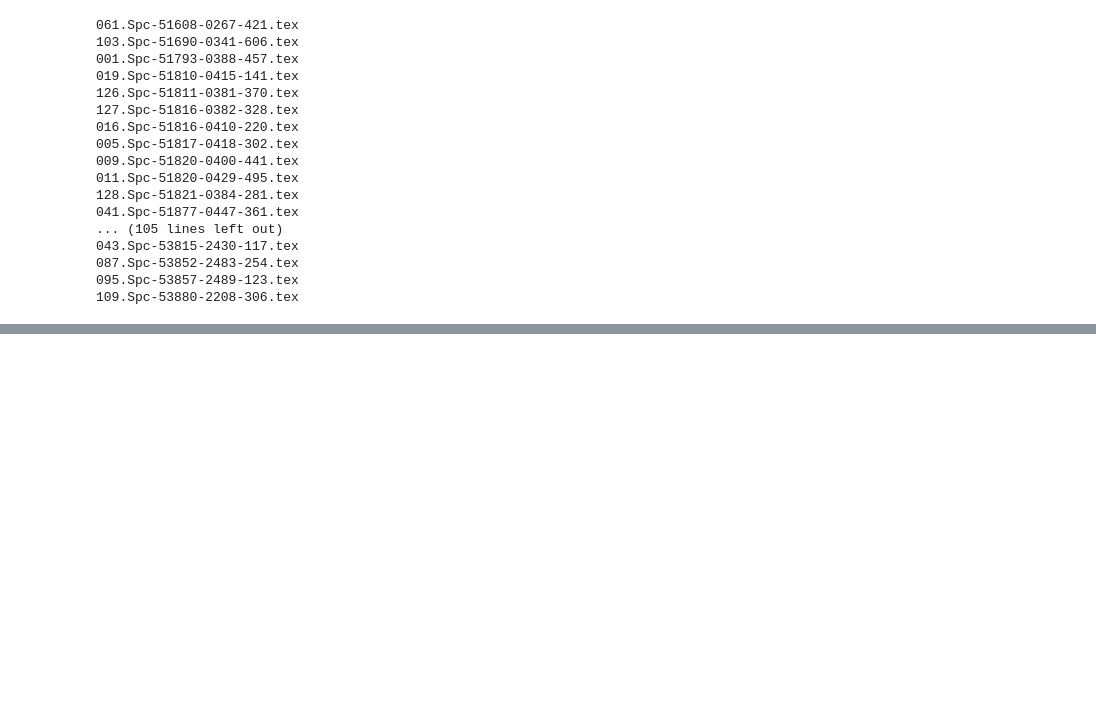
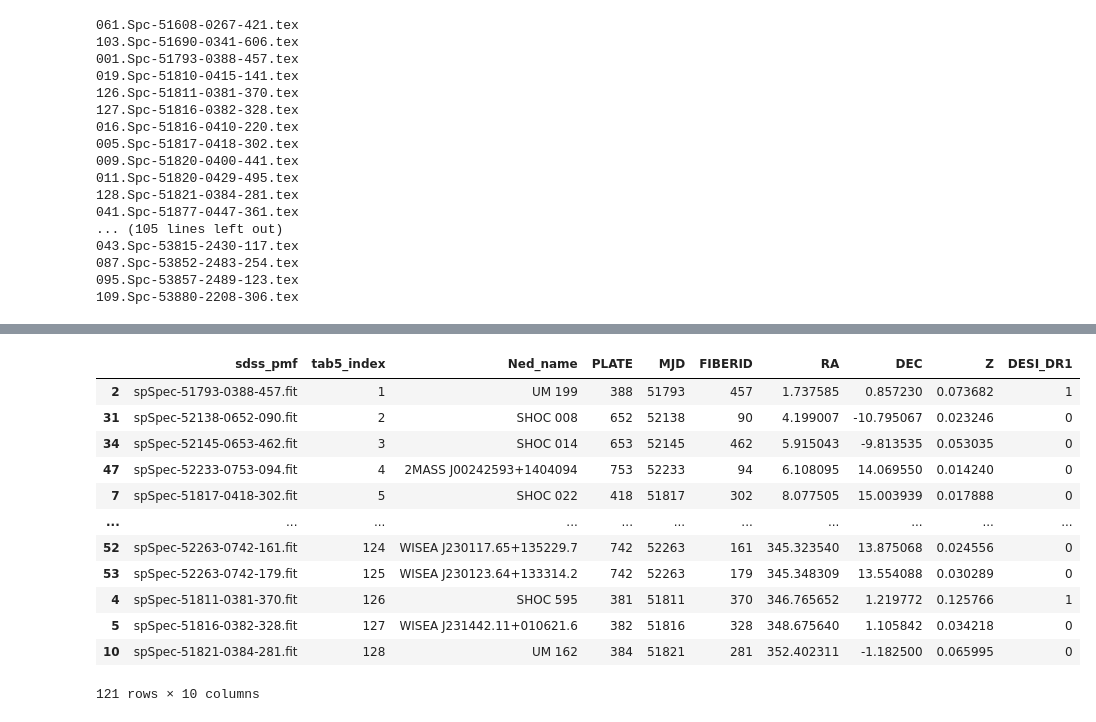
Before and after one commit to hol1m4n/HIIGalaxies, a Jupyter notebook: Spectral_synthesis/Data_finders/Object_indetificationFromArticle.ipynb, the cells around one changed output, grey strips where cells are left out. Saved outputs shown, nothing was run; the diff lists cells and outputs as text; code cells hidden in the pictures; blank space fills up the shorter version.

```diff
--- a/Spectral_synthesis/Data_finders/Object_indetificationFromArticle.ipynb
+++ b/Spectral_synthesis/Data_finders/Object_indetificationFromArticle.ipynb
@@ -295,3 +296,6 @@ for u in range(len(spec_list)):
 087.Spc-53852-2483-254.tex
 095.Spc-53857-2489-123.tex
 109.Spc-53880-2208-306.tex
+# %%
+lista_previato_merge = pd.read_csv(storage_dir + '/Final_speclist.csv')
+lista_previato_merge
@@ -297,0 +345,39 @@ for u in range(len(spec_list)):
+# %%
+for i in range(len(final_sample_tab)):
+
+    plate,mjd,fiber = int(final_sample_tab['sdss_pmf'].iloc[i][13:17]),int(final_sample_tab['sdss_pmf'].iloc[i][7:12]),int(final_sample_tab['sdss_pmf'].iloc[i][18:21])
+
+
+
+    #plate,mjd,fiber = lista_previato_merge['PLATE'].iloc[i],lista_previato_merge['MJD'].iloc[i],lista_previato_merge['FIBERID'].iloc[i]
+    result = SDSS.query_specobj(plate=plate,mjd=mjd,fiberID=fiber)
+    status = str(type(result))
+    if (status != "<class 'NoneType'>"):
+        ra = result['ra'][0]
+        dec = result['dec'][0]
+        z = result['z'][0]
+    else:
+        ra = np.array(reduced_cat[(reduced_cat['PLATEID']==int(plate)) & (reduced_cat['FIBERID']==int(fiber)) & (reduced_cat['MJD']==int(mjd))]['RA'])[0]
+        dec = np.array(reduced_cat[(reduced_cat['PLATEID']==int(plate)) & (reduced_cat['FIBERID']==int(fiber)) & (reduced_cat['MJD']==int(mjd))]['DEC'])[0]
+        z = np.array(reduced_cat[(reduced_cat['PLATEID']==int(plate)) & (reduced_cat['FIBERID']==int(fiber)) & (reduced_cat['MJD']==int(mjd))]['Z'])[0]
+
+    slc = lista_previato_merge[(lista_previato_merge['PLATE']==plate) & (lista_previato_merge['FIBERID']==fiber) & (lista_previato_merge['MJD']==mjd)]
+
+    if len(slc) == 1:
+        status = "Datos agregados de la tabla anterior y el query"
+
+        final_sample_tab.loc[i,"Ned_name"] = slc['Name'].iloc[0]
+        final_sample_tab.loc[i,"PLATE"] = slc['PLATE'].iloc[0]
+        final_sample_tab.loc[i,"MJD"] = slc['MJD'].iloc[0]
+        final_sample_tab.loc[i,"FIBERID"] = slc['FIBERID'].iloc[0]
+        final_sample_tab.loc[i,"RA"] = ra
+        final_sample_tab.loc[i,"DEC"] = dec
+        final_sample_tab.loc[i,"Z"] = z
+        final_sample_tab.loc[i,"DESI_DR1"] = slc['DESI_DR1'].iloc[0]
+    else:
+        status = 'NOOOOOOOOOOOOOOOO'
+
+
+
+    print(plate,mjd,fiber,ra,dec,z,status)
+    print(final_sample_tab.iloc[0])
@@ -297,0 +402,17 @@ for u in range(len(spec_list)):
+# %%
+final_sample_tab = final_sample_tab.sort_values(by='tab5_index')
+final_sample_tab
+# %% [output]
+|  | sdss_pmf | tab5_index | Ned_name | PLATE | MJD | FIBERID | RA | DEC | Z | DESI_DR1 |
+| 2 | spSpec-51793-0388-457.fit | 1 | UM 199 | 388 | 51793 | 457 | 1.737585 | 0.857230 | 0.073682 | 1 |
+| 31 | spSpec-52138-0652-090.fit | 2 | SHOC 008 | 652 | 52138 | 90 | 4.199007 | -10.795067 | 0.023246 | 0 |
+| 34 | spSpec-52145-0653-462.fit | 3 | SHOC 014 | 653 | 52145 | 462 | 5.915043 | -9.813535 | 0.053035 | 0 |
+| 47 | spSpec-52233-0753-094.fit | 4 | 2MASS J00242593+1404094 | 753 | 52233 | 94 | 6.108095 | 14.069550 | 0.014240 | 0 |
+| 7 | spSpec-51817-0418-302.fit | 5 | SHOC 022 | 418 | 51817 | 302 | 8.077505 | 15.003939 | 0.017888 | 0 |
+| ... | ... | ... | ... | ... | ... | ... | ... | ... | ... | ... |
+| 52 | spSpec-52263-0742-161.fit | 124 | WISEA J230117.65+135229.7 | 742 | 52263 | 161 | 345.323540 | 13.875068 | 0.024556 | 0 |
+| 53 | spSpec-52263-0742-179.fit | 125 | WISEA J230123.64+133314.2 | 742 | 52263 | 179 | 345.348309 | 13.554088 | 0.030289 | 0 |
+| 4 | spSpec-51811-0381-370.fit | 126 | SHOC 595 | 381 | 51811 | 370 | 346.765652 | 1.219772 | 0.125766 | 1 |
+| 5 | spSpec-51816-0382-328.fit | 127 | WISEA J231442.11+010621.6 | 382 | 51816 | 328 | 348.675640 | 1.105842 | 0.034218 | 0 |
+| 10 | spSpec-51821-0384-281.fit | 128 | UM 162 | 384 | 51821 | 281 | 352.402311 | -1.182500 | 0.065995 | 0 |
+121 rows × 10 columns
```
Also changed, not shown: parts of 7 cells of this notebook, 9 other files.
